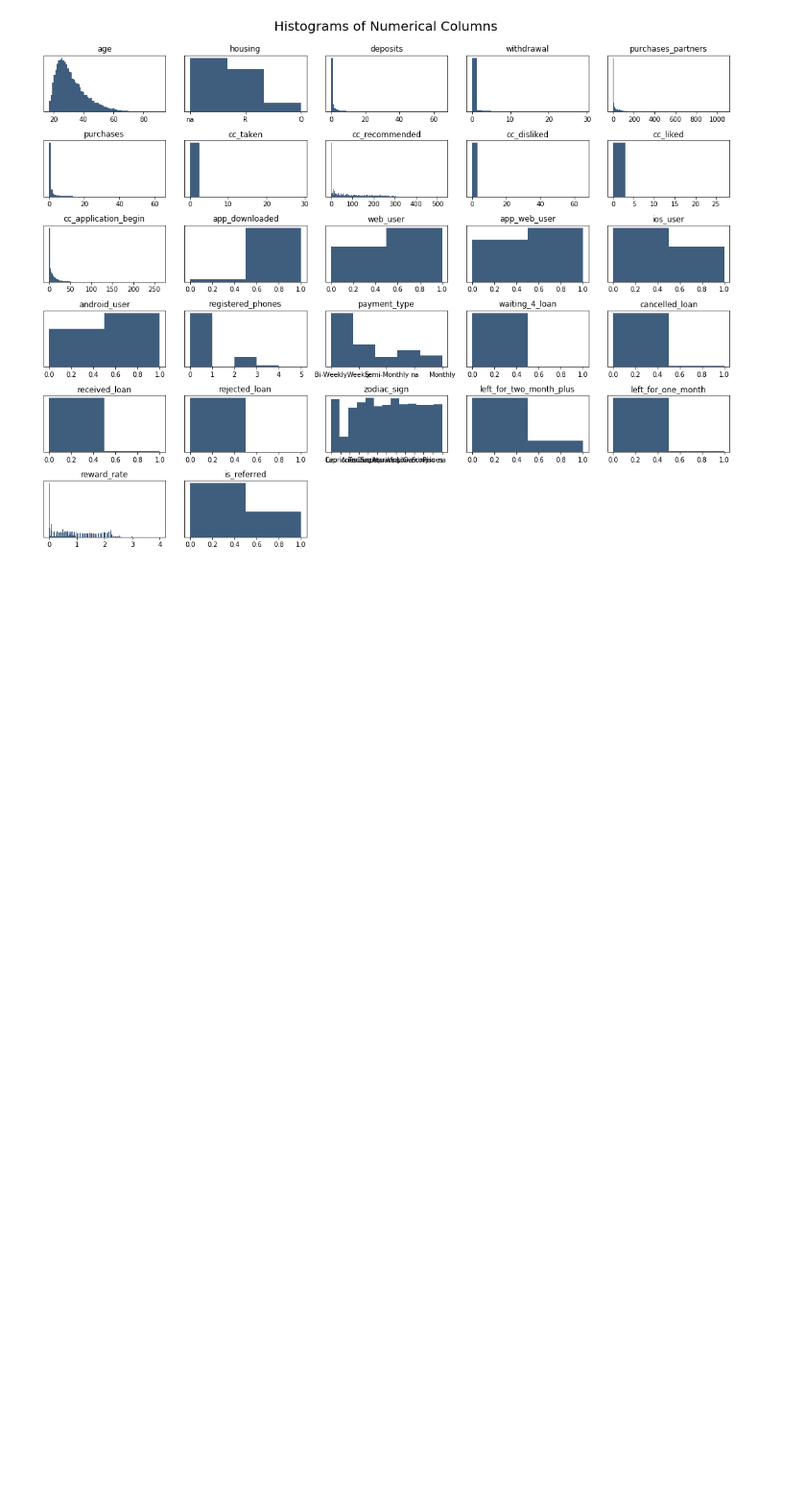
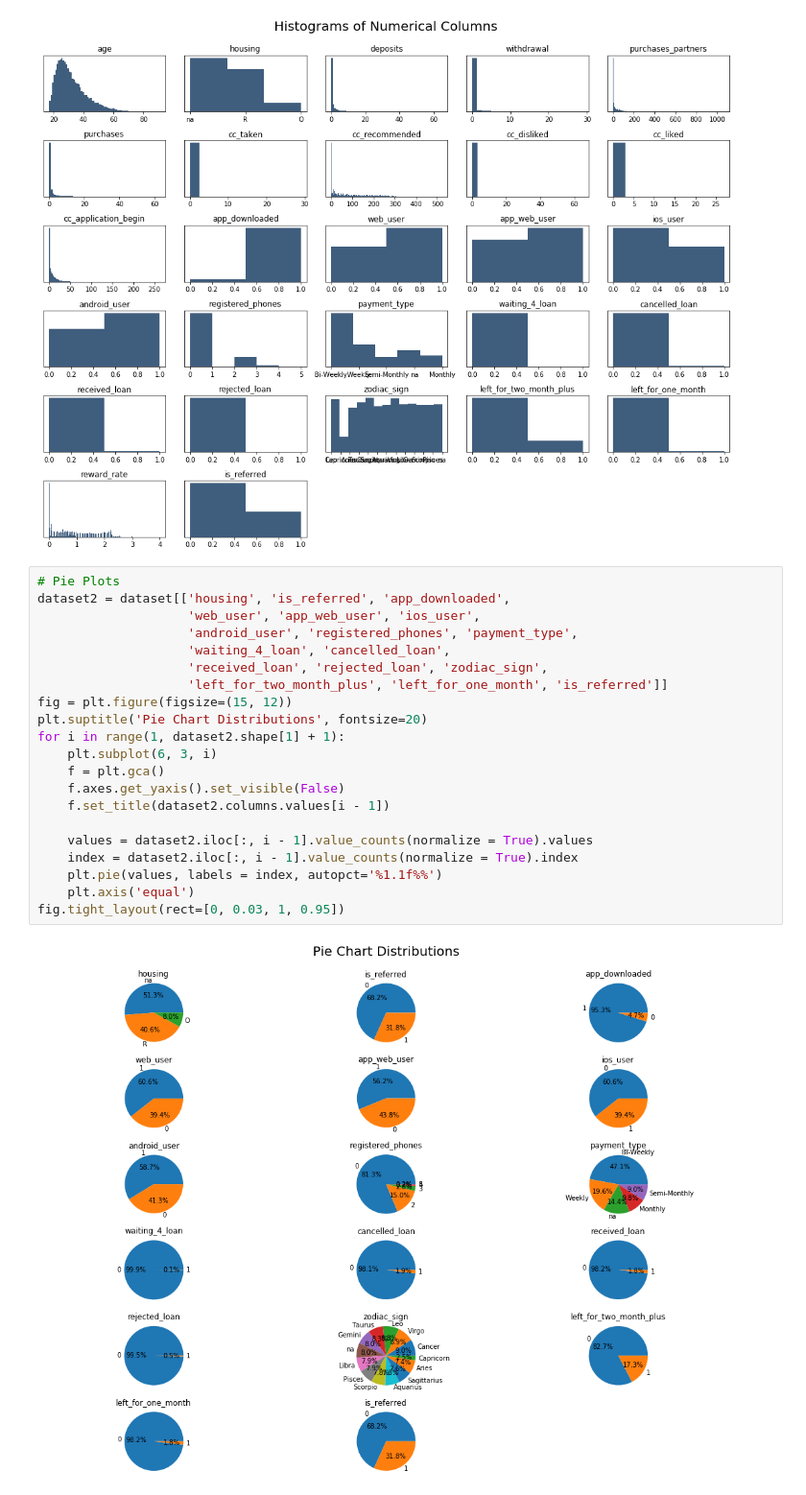
Before and after one commit to VishwasMore/machinelearning-case-studies, a Jupyter notebook: Subscription/minimizing-churn-rate.ipynb, the cells around one changed output. Shown: that part at 96% size. Drawn from its saved outputs; the diff is of its cells as text; blank space fills up the shorter version.

Commit message:
Subscription : Plotting

```diff
--- a/Subscription/minimizing-churn-rate.ipynb
+++ b/Subscription/minimizing-churn-rate.ipynb
@@ -112,3 +112,26 @@ for i in range(1, dataset2.shape[1] + 1):
 plt.tight_layout(rect=[0, 0.03, 1, 0.95])
 # %% [output]
 [figure]
+# %%
+# Pie Plots
+dataset2 = dataset[['housing', 'is_referred', 'app_downloaded',
+                    'web_user', 'app_web_user', 'ios_user',
+                    'android_user', 'registered_phones', 'payment_type',
+                    'waiting_4_loan', 'cancelled_loan',
+                    'received_loan', 'rejected_loan', 'zodiac_sign',
+                    'left_for_two_month_plus', 'left_for_one_month', 'is_referred']]
+fig = plt.figure(figsize=(15, 12))
+plt.suptitle('Pie Chart Distributions', fontsize=20)
+for i in range(1, dataset2.shape[1] + 1):
+    plt.subplot(6, 3, i)
+    f = plt.gca()
+    f.axes.get_yaxis().set_visible(False)
+    f.set_title(dataset2.columns.values[i - 1])
+
+    values = dataset2.iloc[:, i - 1].value_counts(normalize = True).values
+    index = dataset2.iloc[:, i - 1].value_counts(normalize = True).index
+    plt.pie(values, labels = index, autopct='%1.1f%%')
+    plt.axis('equal')
+fig.tight_layout(rect=[0, 0.03, 1, 0.95])
+# %% [output]
+[figure, added]
```
Also changed, not shown: parts of 15 cells of this notebook.
